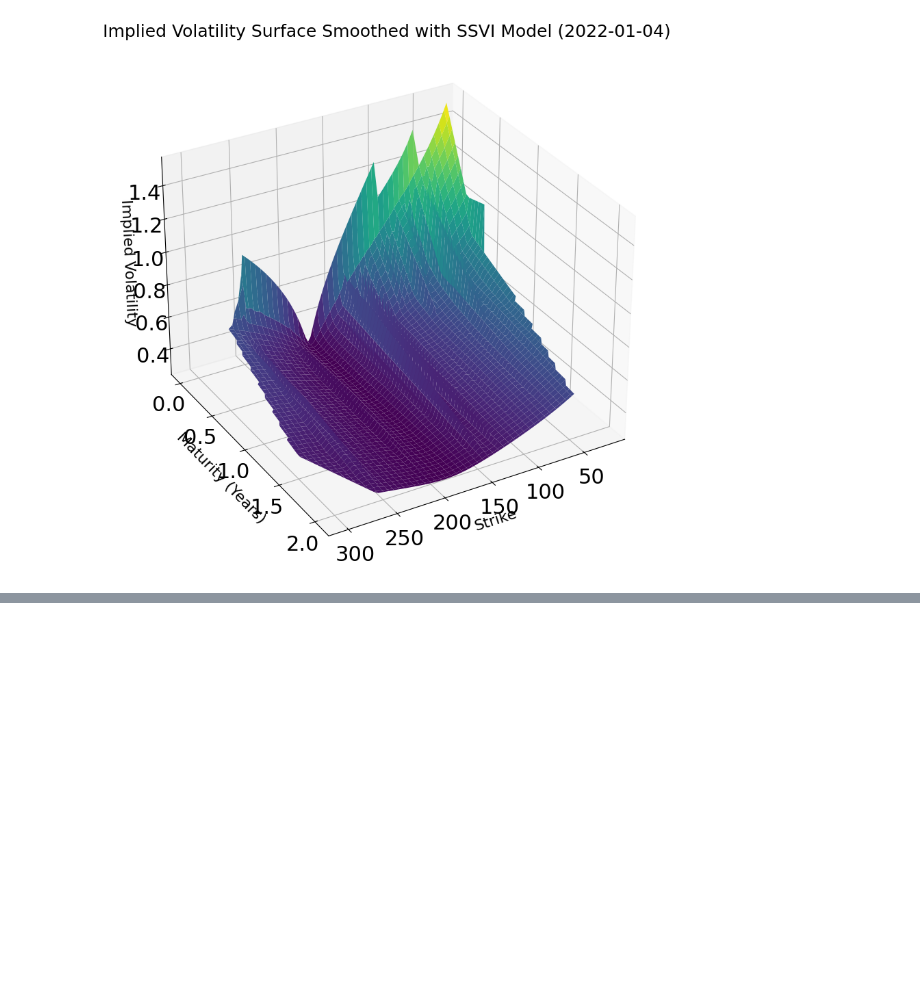
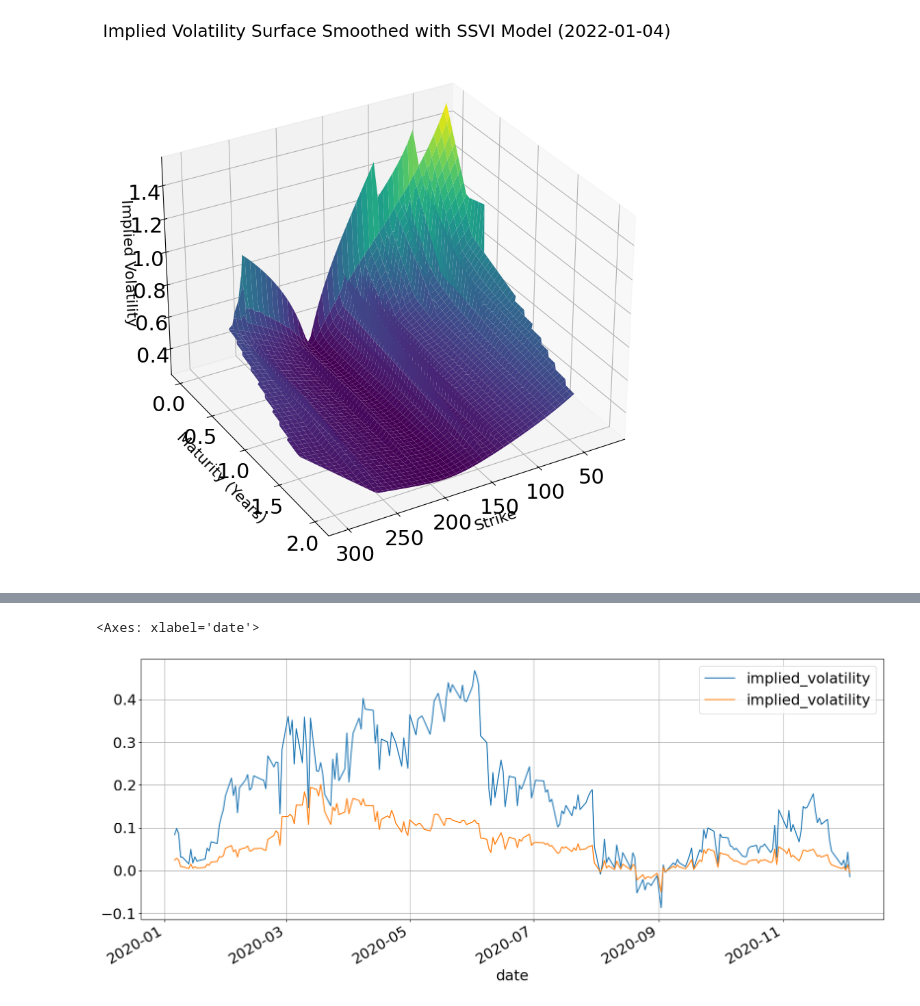
Before and after one commit to BaptisteZloch/Dauphine-Lecture-Volatility, a Jupyter notebook: notebooks/Lecture_2.ipynb, the cells around one changed output, grey strips where cells are left out. Saved outputs shown, nothing was run; the diff lists cells and outputs as text; code cells hidden in the pictures; blank space fills up the shorter version.

```diff
--- a/notebooks/Lecture_2.ipynb
+++ b/notebooks/Lecture_2.ipynb
@@ -384,0 +442,4 @@ ax.view_init(elev=30, azim=60)  # Adjust azimuth and elevation as needed
+# %%
+df_options = OptionLoader.load_data(datetime(2020, 1, 4), datetime(2020, 12, 4), process_kwargs={"ticker":"AAPL"},)
+print(df_options.shape)
+df_options.head()
@@ -384,0 +455,4 @@ ax.view_init(elev=30, azim=60)  # Adjust azimuth and elevation as needed
+# %%
+df_rates = USRatesLoader.load_data(datetime(2020, 1, 4), datetime(2020, 12, 4),)
+df_options = compute_forward(df_options=df_options, df_rates=df_rates)
+df_options.head()
@@ -384,0 +497,30 @@ ax.view_init(elev=30, azim=60)  # Adjust azimuth and elevation as needed
+# %%
+df_selected_90P = select_options(
+    df_options_calibrated,
+    call_or_put='P',
+    strike_col="moneyness",
+    strike_target=0.9,
+    day_to_expiry_target=40,
+)
+df_selected_110C = select_options(
+    df_options_calibrated,
+    call_or_put='C',
+    strike_col="moneyness",
+    strike_target=1.1,
+    day_to_expiry_target=40,
+)
+df_selected_100C = select_options(
+    df_options_calibrated,
+    call_or_put='C',
+    strike_col="moneyness",
+    strike_target=1.0,
+    day_to_expiry_target=40,
+)
+# %%
+skew_2 = (df_selected_90P.set_index("date")[["implied_volatility"]]-df_selected_110C.set_index("date")[["implied_volatility"]])/df_selected_100C.set_index("date")[["implied_volatility"]]
+
+ax = skew_2.plot(grid=True, figsize=(20,8))
+skew_1.plot(grid=True, figsize=(20,8),ax=ax)
+# %% [output]
+<Axes: xlabel='date'>
+[figure, added]
```
Also changed, not shown: parts of 13 cells of this notebook.
